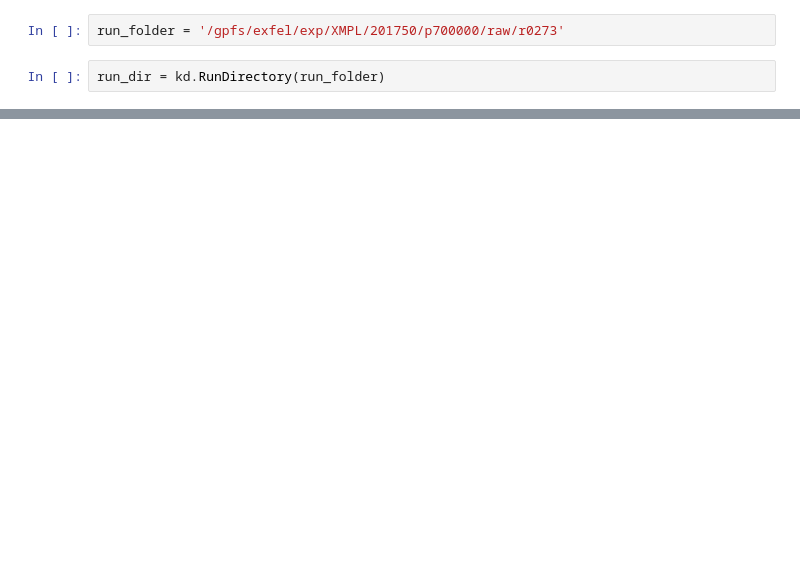
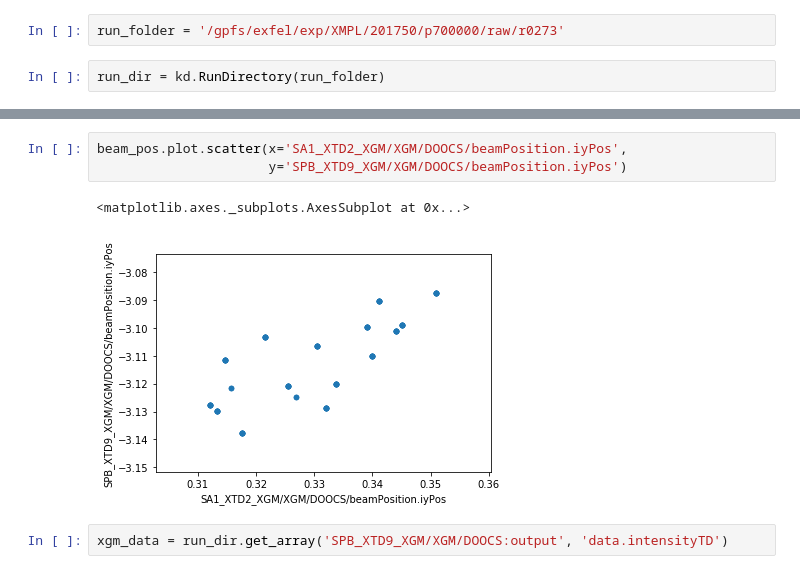
Before and after one commit to antarcticrainforest/antarcticrainforest.github.io, a Jupyter notebook: src/karabo_data-talk/Live-demo_talk.ipynb, the cells around one changed output, grey strips where cells are left out. Cells and saved outputs as stored; diff of their text form; blank space fills up the shorter version.

```diff
--- a/src/karabo_data-talk/Live-demo_talk.ipynb
+++ b/src/karabo_data-talk/Live-demo_talk.ipynb
@@ -11,0 +150,8 @@ run_dir = kd.RunDirectory(run_folder)
+# %%
+beam_pos.plot.scatter(x='SA1_XTD2_XGM/XGM/DOOCS/beamPosition.iyPos',
+                      y='SPB_XTD9_XGM/XGM/DOOCS/beamPosition.iyPos')
+# %% [output]
+<matplotlib.axes._subplots.AxesSubplot at 0x...>
+[figure, added]
+# %%
+xgm_data = run_dir.get_array('SPB_XTD9_XGM/XGM/DOOCS:output', 'data.intensityTD')
```
Also changed, not shown: parts of 25 cells of this notebook, 26 other files.
